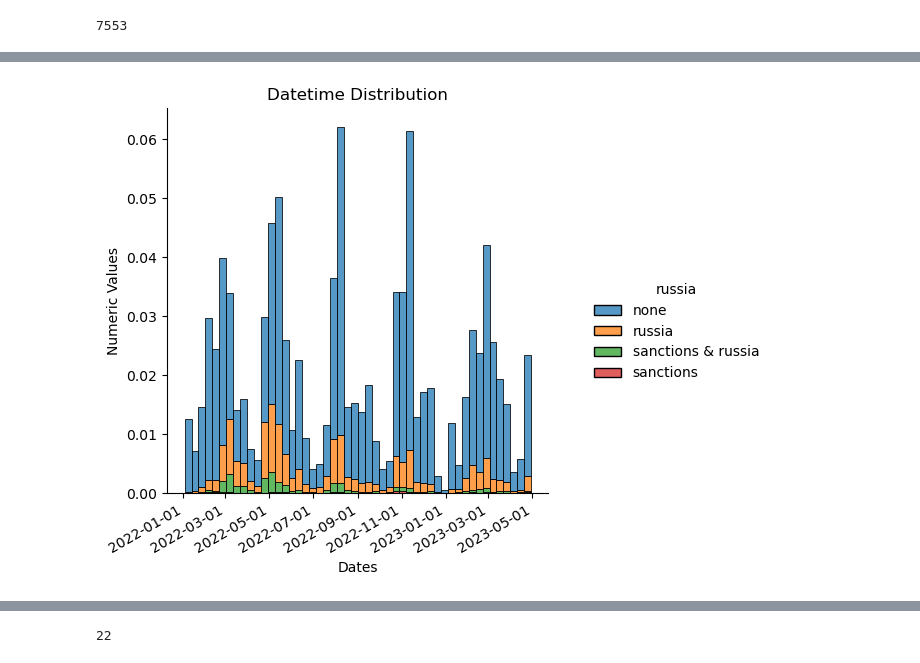
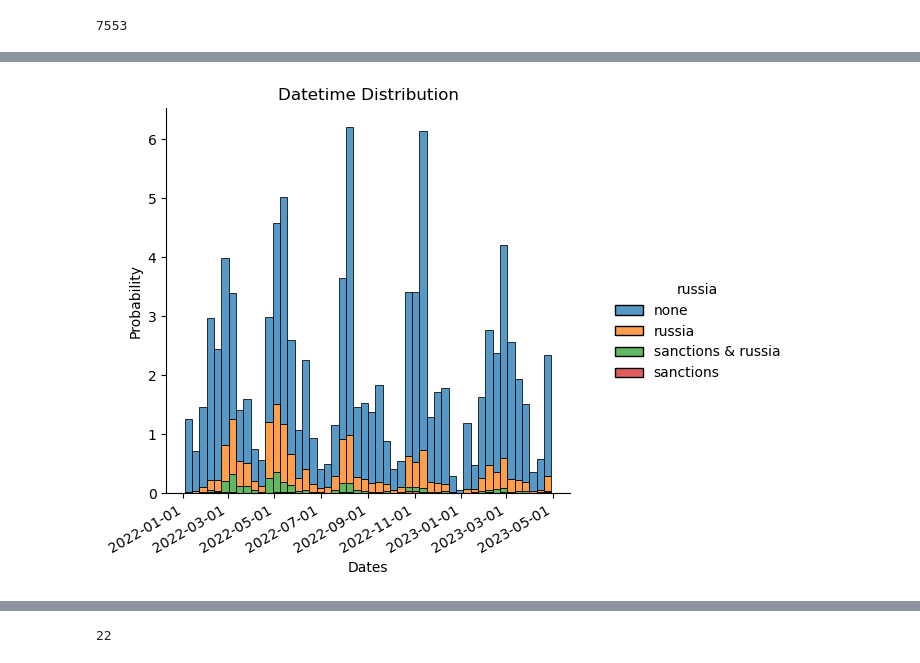
Before and after one commit to falseAzure/infineac, a Jupyter notebook: notebooks/overview.ipynb, the cells around one changed output, grey strips where cells are left out. Drawn from its saved outputs; the diff is of its cells as text; code cells hidden in the pictures.

```diff
--- a/notebooks/overview.ipynb
+++ b/notebooks/overview.ipynb
@@ -40,13 +40,15 @@ russia = [True if "russia" in event['body_orig'].lower() else False for event in
 def get_russia(string):
     if "russia" in string.lower():
         if "sanctions" in string.lower():
-            return "sanctions & russia"
+            return "russian & sanctions"
         else: return "russia"
     if "sanctions" in string.lower():
         return "sanctions"
     else: return 'none'
 # %%
 russia = [get_russia(event['body_orig']) for event in events_filt]
+# %%
+russia_count = [event['body_orig'].lower().count('russia') for event in events_filt]
 # %%
 russia.count('russia')
 # %% [output]
@@ -55,4 +57,4 @@ russia.count('russia')
 dates = [event['date'] for event in events_filt if "date" in event.keys()]
 numeric_values = mdates.date2num(dates)
 # %%
-df = pd.DataFrame({'date': dates, 'dates_num' : numeric_values, 'russia': russia})
+df = pd.DataFrame({'date': dates, 'dates_num' : numeric_values, 'russia': russia, 'russia_count': russia_count})
@@ -59,18 +86,18 @@ df = pd.DataFrame({'date': dates, 'dates_num' : numeric_values, 'russia': russia
 # %%
 # plt.hist(numeric_values, bins=50)
 # sns.histplot(numeric_values, bins=50)
-sns.displot(df, x="dates_num", hue="russia", bins=50, stat="probability", common_norm=True, multiple="stack")
+sns.displot(df, x="dates_num", hue="russia", bins=50, stat="percent", common_norm=True, multiple="stack")
 # plt.plot_date(dates, numeric_values, '-o')  # '-o' adds markers on the data points
 plt.xlabel('Dates')
-plt.ylabel('Numeric Values')
+plt.ylabel('Probability')
 plt.title('Datetime Distribution')
 
 # Add x-axis ticks and labels
 plt.gca().xaxis.set_major_locator(mdates.AutoDateLocator())
 plt.gca().xaxis.set_major_formatter(mdates.DateFormatter('%Y-%m-%d'))  # Customize date format as needed
 
 plt.gcf().autofmt_xdate()  # Adjusts the date labels rotation for better visibility
 
 plt.show()
 # %% [output]
-[figure, old version]
+[figure, new version]
```
Also changed, not shown: parts of 4 cells of this notebook.
